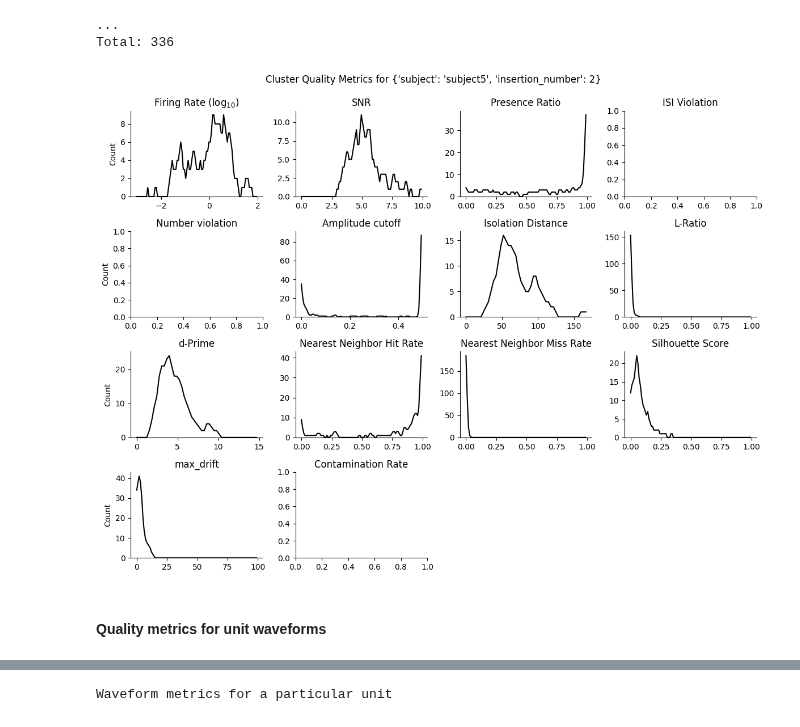
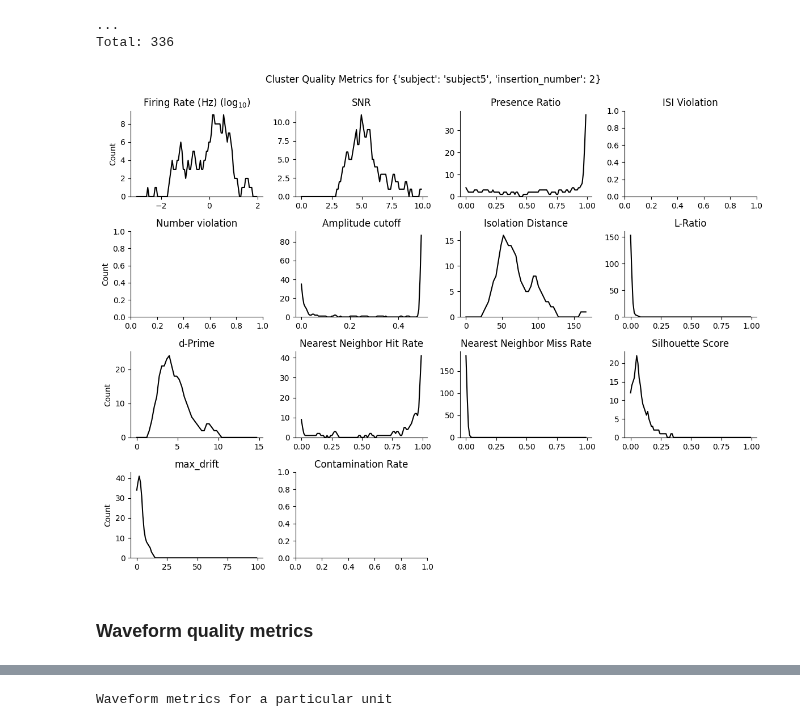
Before and after one commit to datajoint/workflow-array-ephys, a Jupyter notebook: notebooks/quality_metrics.ipynb, the cells around one changed output, grey strips where cells are left out. Cells and saved outputs as stored; diff of their text form; code cells hidden in the pictures.

```diff
--- a/notebooks/quality_metrics.ipynb
+++ b/notebooks/quality_metrics.ipynb
@@ -91,7 +101,7 @@ plt.suptitle(f"Cluster Quality Metrics for {key}", y=.99, fontsize=12)
 # Firing Rates
 data = np.log10(query.fetch("firing_rate"))
 bins = np.linspace(-3,2,100)
-plot_metric(axes[0], data, bins, title="Firing Rate (log$_{10}$)")
+plot_metric(axes[0], data, bins, title="Firing Rate (Hz) (log$_{10}$)")
 axes[0].set_ylabel("Count")
 
 # Signal-to-Noise Ratio
@@ -138,33 +148,33 @@ axes[8].set_ylabel("Count")
 
 # Nearest-Neighbor Hit Rate
 data = query.fetch("nn_hit_rate")
 bins = np.linspace(0, 1, 100)
 plot_metric(axes[9], data, bins, title="Nearest Neighbor Hit Rate")
 
 # Nearest-Neighbor Miss Rate
 data = query.fetch("nn_miss_rate")
 bins = np.linspace(0, 1, 100)
 plot_metric(axes[10], data, bins, title="Nearest Neighbor Miss Rate")
 
 # Silhouette Score
 data = query.fetch("silhouette_score")
 bins = np.linspace(0, 1, 100)
 plot_metric(axes[11], data, bins, title="Silhouette Score")
 
 # Max Drift
 data = query.fetch("max_drift")
 bins = np.linspace(0, 100, 100)
 plot_metric(axes[12], data, bins, title="max_drift")
 axes[12].set_ylabel("Count")
 
 # Contamination Rate
 data = query.fetch("contamination_rate")
 bins = np.linspace(0, 100, 100)
 plot_metric(axes[13], data, bins, title="Contamination Rate")
 axes[14].remove()
 axes[15].remove()
 plt.tight_layout()
 # %% [output]
-[figure, old version]
+[figure, new version]
-# %% [markdown]
-#### Quality metrics for unit waveforms
+# %% [markdown]
+### Waveform quality metrics
```
Also changed, not shown: parts of 7 cells of this notebook.
